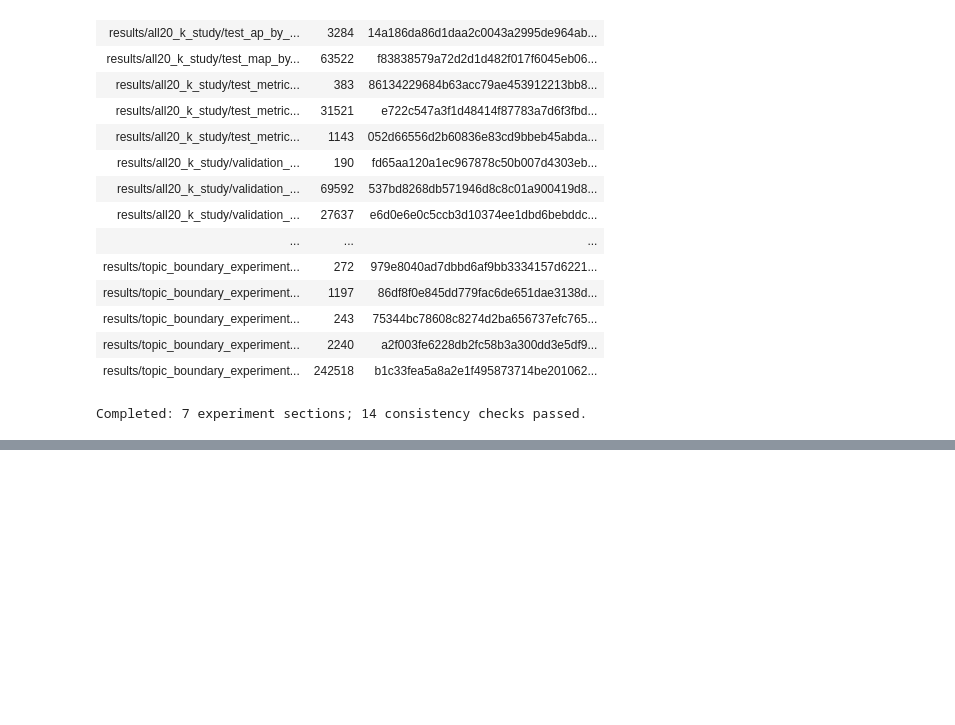
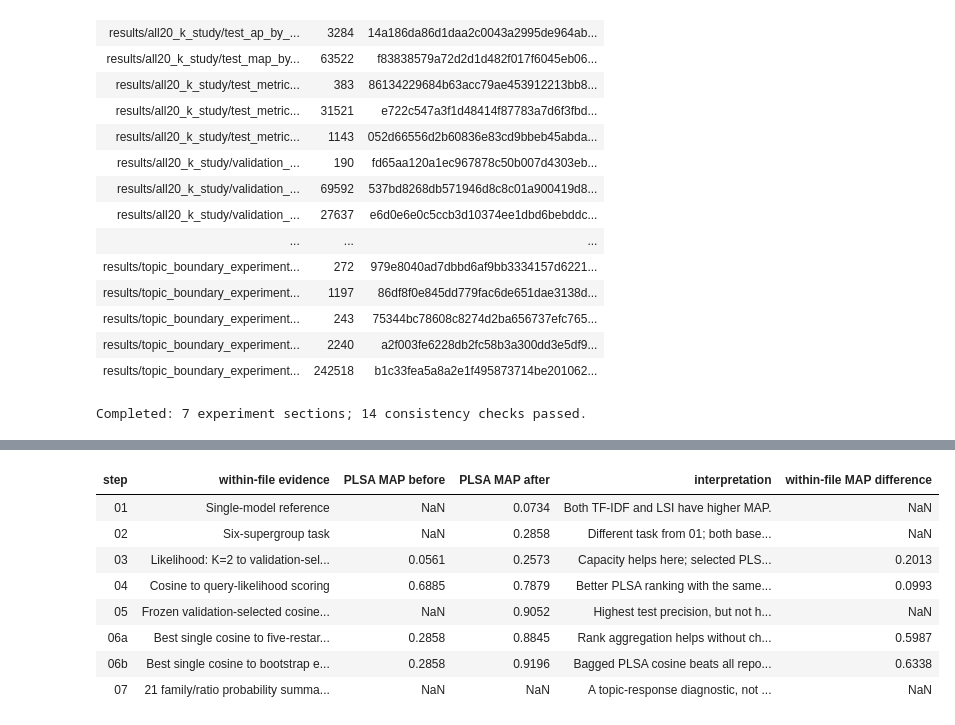
Before and after one commit to Animesh2609/Tendering, a Jupyter notebook: teammate-results/Result.ipynb, the cells around one changed output, grey strips where cells are left out. Saved outputs shown, nothing was run; the diff lists cells and outputs as text; code cells hidden in the pictures; blank space fills up the shorter version.

```diff
--- a/teammate-results/Result.ipynb
+++ b/teammate-results/Result.ipynb
@@ -974,0 +1096,75 @@ Completed: 7 experiment sections; 14 consistency checks passed.
+# %%
+# Evidence for each design step, read from the original saved outputs.
+# These comments explain the HOW and WHY without duplicating the training code.
+
+# 01: Establish a reference before changing the approach. Five restarts reduce
+# dependence on one initialization, but selection uses training likelihood.
+baseline = TABLES['01'].set_index('method')
+
+# 02: Change the relevance groups, split and K to test a broad-semantic task.
+# This changes evaluation and the training partition, not the unsupervised EM
+# equations. Do not claim that its score increase over 01 isolates a model fix.
+grouped = TABLES['02'].set_index('method')
+
+# 03: Increase n_topics through a fixed grid to test capacity on one fixed task.
+# Select K on validation, then report the test curve. The two endpoints below
+# describe that predeclared curve; they are not a new test-based tuning step.
+k_study = read_table('all20_k_study', 'test_metrics_summary.csv')
+ll_curve = k_study[k_study['method'] == 'PLSA query likelihood'].set_index('K')
+
+# 04: Hold the fitted PLSA model fixed and change only its scoring rule within
+# this file. Query likelihood uses term counts and P(word|document), whereas
+# cosine compares the angle between folded-in topic mixtures.
+scoring = TABLES['04'].set_index('method')
+cos_map, ll_map = scoring.loc['PLSA cosine', 'MAP@10'], scoring.loc['PLSA query likelihood', 'MAP@10']
+
+# 05: Use validation to choose K and smoothing, then test varied query wording.
+# Coverage/profiling explain limitations and computational cost; they do not
+# modify model training. Nonzero smoothing is not assumed to be beneficial.
+validated = TABLES['05'].set_index('method')
+selected_config = config('retrieval_validation_query_study')
+weight = selected_config['validation_selected_plsa_query_likelihood']['background_weight']
+
+# 06: Train diverse fits, fuse document ranks, and score the resulting ranking.
+# Averaging individual MAP scores would not evaluate ensemble retrieval.
+# Matched TF-IDF/LSI bootstrap models control for the benefit of ensembling.
+ensemble = TABLES['06'].set_index('method')
+single = ensemble.loc['PLSA cosine (best restart)', 'MAP@10']
+restarts = ensemble.loc['PLSA cosine (5 restarts)', 'MAP@10']
+bagged = ensemble.loc['PLSA cosine (bagged)', 'MAP@10']
+
+# 07: Align source-associated topics inside each model before averaging their
+# probabilities for the same mixture. This probes topic behaviour; there are
+# no TF-IDF/LSI retrieval measurements here, so no comparative MAP is assigned.
+mixtures = read_table('topic_boundary_experiment', 'mixture_estimates_by_ratio.csv')
+
+step_evidence = pd.DataFrame([
+    {'step': '01', 'within-file evidence': 'Single-model reference',
+     'PLSA MAP before': np.nan, 'PLSA MAP after': baseline.loc['PLSA', 'MAP@10'],
+     'interpretation': 'Both TF-IDF and LSI have higher MAP.'},
+    {'step': '02', 'within-file evidence': 'Six-supergroup task',
+     'PLSA MAP before': np.nan, 'PLSA MAP after': grouped.loc['PLSA', 'MAP@10'],
+     'interpretation': 'Different task from 01; both baselines still lead.'},
+    {'step': '03', 'within-file evidence': 'Likelihood: K=2 to validation-selected K=20',
+     'PLSA MAP before': ll_curve.loc[2, 'MAP@10'], 'PLSA MAP after': ll_curve.loc[20, 'MAP@10'],
+     'interpretation': 'Capacity helps here; selected PLSA still trails the baselines.'},
+    {'step': '04', 'within-file evidence': 'Cosine to query-likelihood scoring',
+     'PLSA MAP before': cos_map, 'PLSA MAP after': ll_map,
+     'interpretation': 'Better PLSA ranking with the same fit; baselines still lead.'},
+    {'step': '05', 'within-file evidence': 'Frozen validation-selected cosine model',
+     'PLSA MAP before': np.nan, 'PLSA MAP after': validated.loc['PLSA cosine', 'MAP@10'],
+     'interpretation': 'Highest test precision, but not highest MAP; likelihood selects background weight ' + str(weight) + '.'},
+    {'step': '06a', 'within-file evidence': 'Best single cosine to five-restart ensemble',
+     'PLSA MAP before': single, 'PLSA MAP after': restarts,
+     'interpretation': 'Rank aggregation helps without changing the training documents.'},
+    {'step': '06b', 'within-file evidence': 'Best single cosine to bootstrap ensemble',
+     'PLSA MAP before': single, 'PLSA MAP after': bagged,
+     'interpretation': 'Bagged PLSA cosine beats all reported TF-IDF/LSI variants here.'},
+    {'step': '07', 'within-file evidence': str(len(mixtures)) + ' family/ratio probability summaries',
+     'PLSA MAP before': np.nan, 'PLSA MAP after': np.nan,
+     'interpretation': 'A topic-response diagnostic, not a retrieval comparison.'},
+])
+step_evidence['within-file MAP difference'] = step_evidence['PLSA MAP after'] - step_evidence['PLSA MAP before']
+show_table(step_evidence, 'What changed and what improved within each experiment',
+           'Blank values mean no directly comparable before/after MAP measurement is defined. Do not treat the rows as one continuous performance curve.')
+# %% [output]
@@ -974,0 +1174,9 @@ Completed: 7 experiment sections; 14 consistency checks passed.
+| step | within-file evidence | PLSA MAP before | PLSA MAP after | interpretation | within-file MAP difference |
+| 01 | Single-model reference | NaN | 0.0734 | Both TF-IDF and LSI have higher MAP. | NaN |
+| 02 | Six-supergroup task | NaN | 0.2858 | Different task from 01; both base... | NaN |
+| 03 | Likelihood: K=2 to validation-sel... | 0.0561 | 0.2573 | Capacity helps here; selected PLS... | 0.2013 |
+| 04 | Cosine to query-likelihood scoring | 0.6885 | 0.7879 | Better PLSA ranking with the same... | 0.0993 |
+| 05 | Frozen validation-selected cosine... | NaN | 0.9052 | Highest test precision, but not h... | NaN |
+| 06a | Best single cosine to five-restar... | 0.2858 | 0.8845 | Rank aggregation helps without ch... | 0.5987 |
+| 06b | Best single cosine to bootstrap e... | 0.2858 | 0.9196 | Bagged PLSA cosine beats all repo... | 0.6338 |
+| 07 | 21 family/ratio probability summa... | NaN | NaN | A topic-response diagnostic, not ... | NaN |
```
Also changed, not shown: parts of 5 cells of this notebook, 2 other files.
